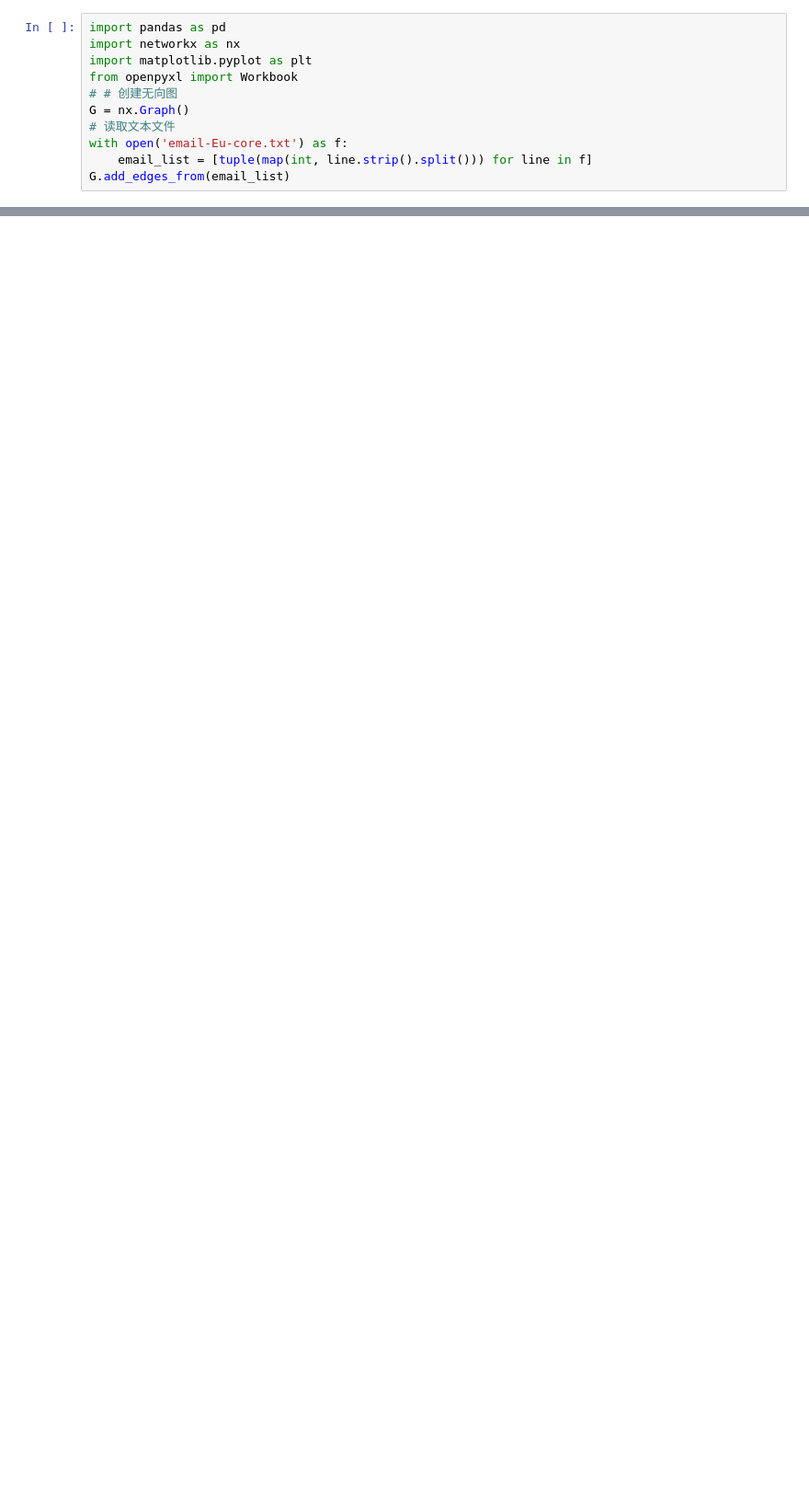
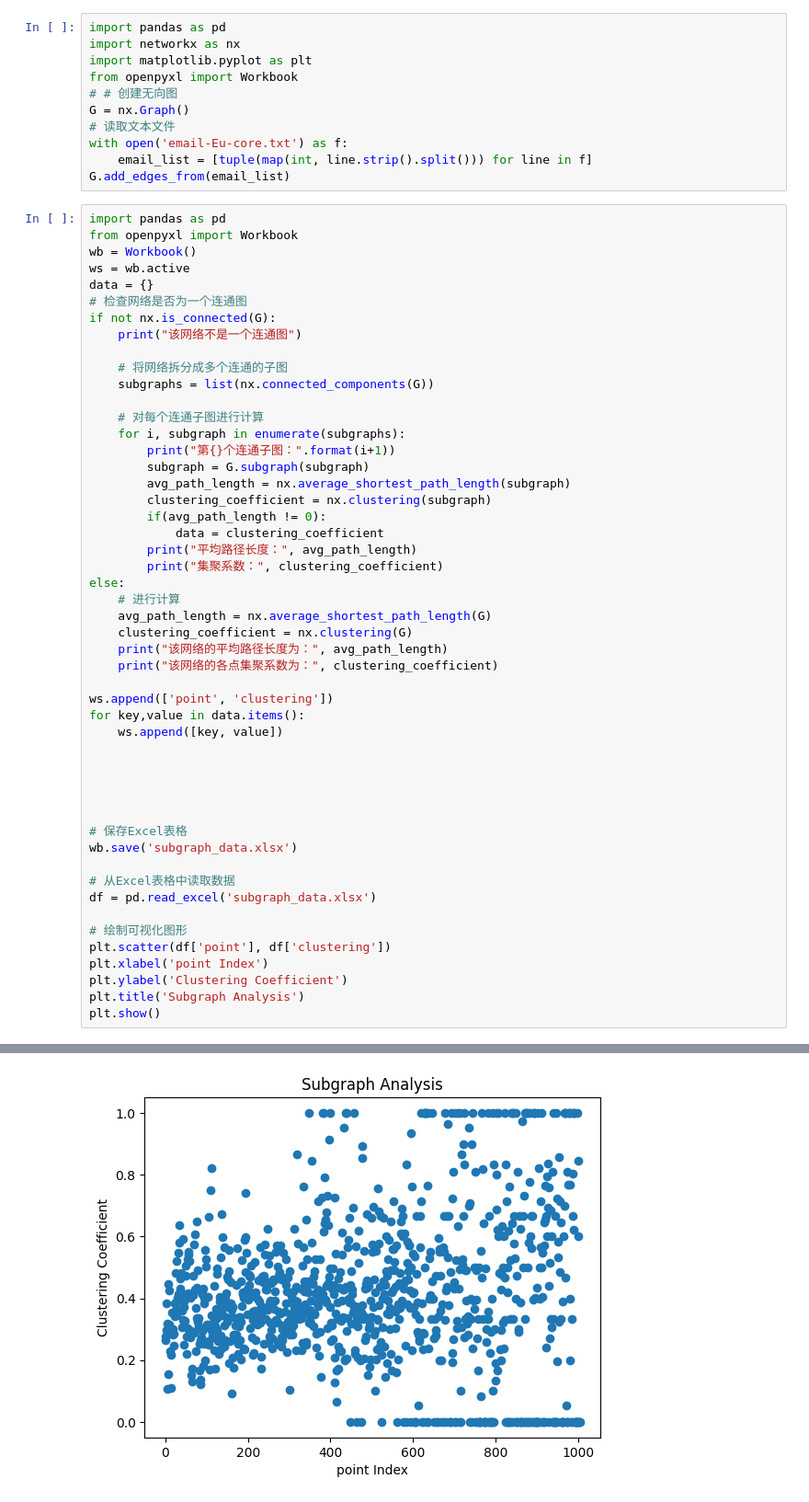
Before and after one commit to tc6-01/network_and_information, a Jupyter notebook: lab5/lab5.ipynb, the cells around one changed output, grey strips where cells are left out. Shown at 92% size. Drawn from its saved outputs; the diff is of its cells as text; blank space fills up the shorter version.

```diff
--- a/lab5/lab5.ipynb
+++ b/lab5/lab5.ipynb
@@ -9,3 +9,54 @@ G = nx.Graph()
 with open('email-Eu-core.txt') as f:
     email_list = [tuple(map(int, line.strip().split())) for line in f]
 G.add_edges_from(email_list)
+# %%
+import pandas as pd
+from openpyxl import Workbook
+wb = Workbook()
+ws = wb.active
+data = {}
+# 检查网络是否为一个连通图
+if not nx.is_connected(G):
+    print("该网络不是一个连通图")
+
+    # 将网络拆分成多个连通的子图
+    subgraphs = list(nx.connected_components(G))
+
+    # 对每个连通子图进行计算
+    for i, subgraph in enumerate(subgraphs):
+        print("第{}个连通子图：".format(i+1))
+        subgraph = G.subgraph(subgraph)
+        avg_path_length = nx.average_shortest_path_length(subgraph)
+        clustering_coefficient = nx.clustering(subgraph)
+        if(avg_path_length != 0):
+            data = clustering_coefficient
+        print("平均路径长度：", avg_path_length)
+        print("集聚系数：", clustering_coefficient)
+else:
+    # 进行计算
+    avg_path_length = nx.average_shortest_path_length(G)
+    clustering_coefficient = nx.clustering(G)
+    print("该网络的平均路径长度为：", avg_path_length)
+    print("该网络的各点集聚系数为：", clustering_coefficient)
+
+ws.append(['point', 'clustering'])
+for key,value in data.items():
+    ws.append([key, value])
+
+
+
+
+
+# 保存Excel表格
+wb.save('subgraph_data.xlsx')
+
+# 从Excel表格中读取数据
+df = pd.read_excel('subgraph_data.xlsx')
+
+# 绘制可视化图形
+plt.scatter(df['point'], df['clustering'])
+plt.xlabel('point Index')
+plt.ylabel('Clustering Coefficient')
+plt.title('Subgraph Analysis')
+plt.show()
+# %% [output]
@@ -12,3 +80,4 @@ G.add_edges_from(email_list)
+[figure, added]
 # %%
 # 画图
 # 计算节点的度
```
Also changed, not shown: parts of 3 cells of this notebook, 3 other files.
